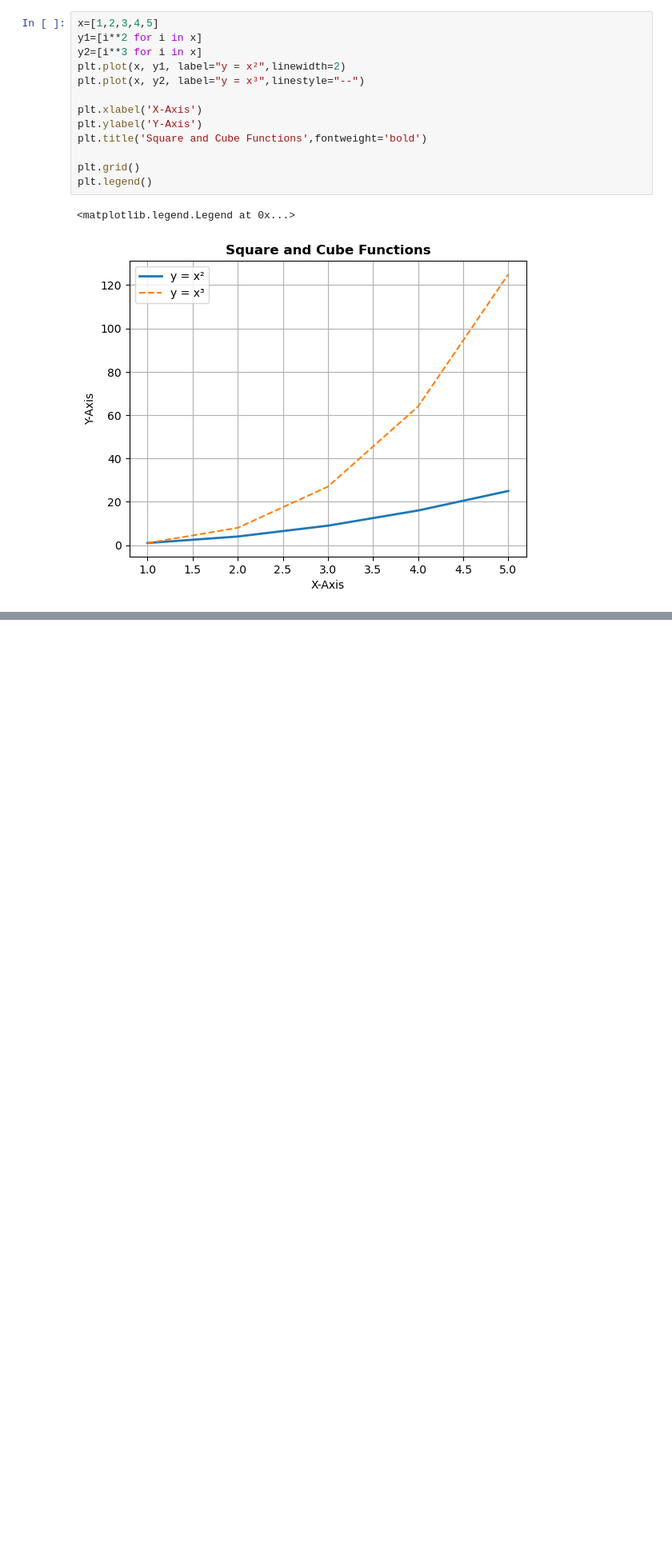
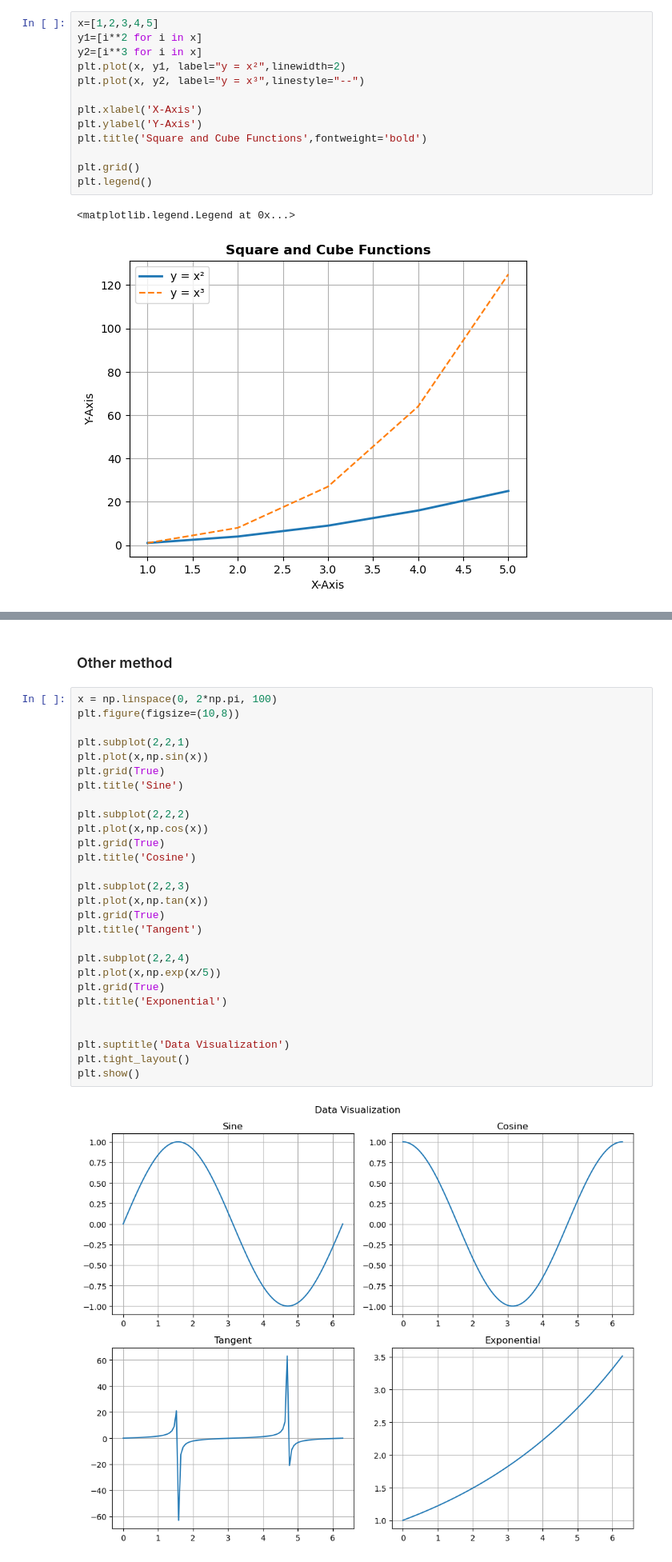
Before and after one commit to DhruvBihani3478/data-science-learning, a Jupyter notebook: Data-Analytics/matplotlibassignments.ipynb, the cells around one changed output, grey strips where cells are left out. Shown at 80% size. Cells and saved outputs as stored; diff of their text form; blank space fills up the shorter version.

```diff
--- a/Data-Analytics/matplotlibassignments.ipynb
+++ b/Data-Analytics/matplotlibassignments.ipynb
@@ -43,3 +78,35 @@ plt.legend()
+# %% [markdown]
+### Other method
+# %%
+x = np.linspace(0, 2*np.pi, 100)
+plt.figure(figsize=(10,8))
+
+plt.subplot(2,2,1)
+plt.plot(x,np.sin(x))
+plt.grid(True)
+plt.title('Sine')
+
+plt.subplot(2,2,2)
+plt.plot(x,np.cos(x))
+plt.grid(True)
+plt.title('Cosine')
+
+plt.subplot(2,2,3)
+plt.plot(x,np.tan(x))
+plt.grid(True)
+plt.title('Tangent')
+
+plt.subplot(2,2,4)
+plt.plot(x,np.exp(x/5))
+plt.grid(True)
+plt.title('Exponential')
+
+
+plt.suptitle('Data Visualization')
+plt.tight_layout()
+plt.show()
+# %% [output]
+[figure, added]
 # %%
 fig, ax = plt.subplots(figsize=(6, 4), facecolor="lightyellow")
 
```
Also changed, not shown: parts of 5 cells of this notebook.
